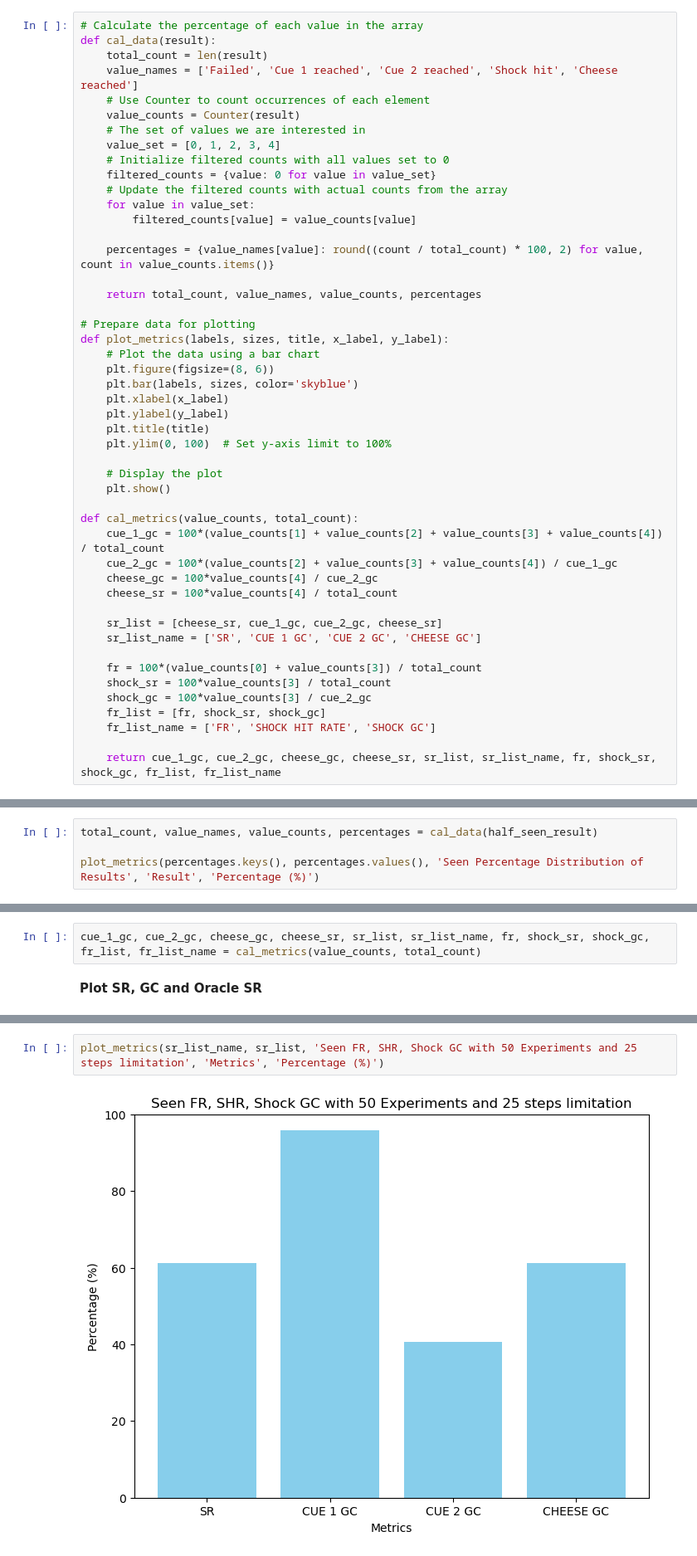
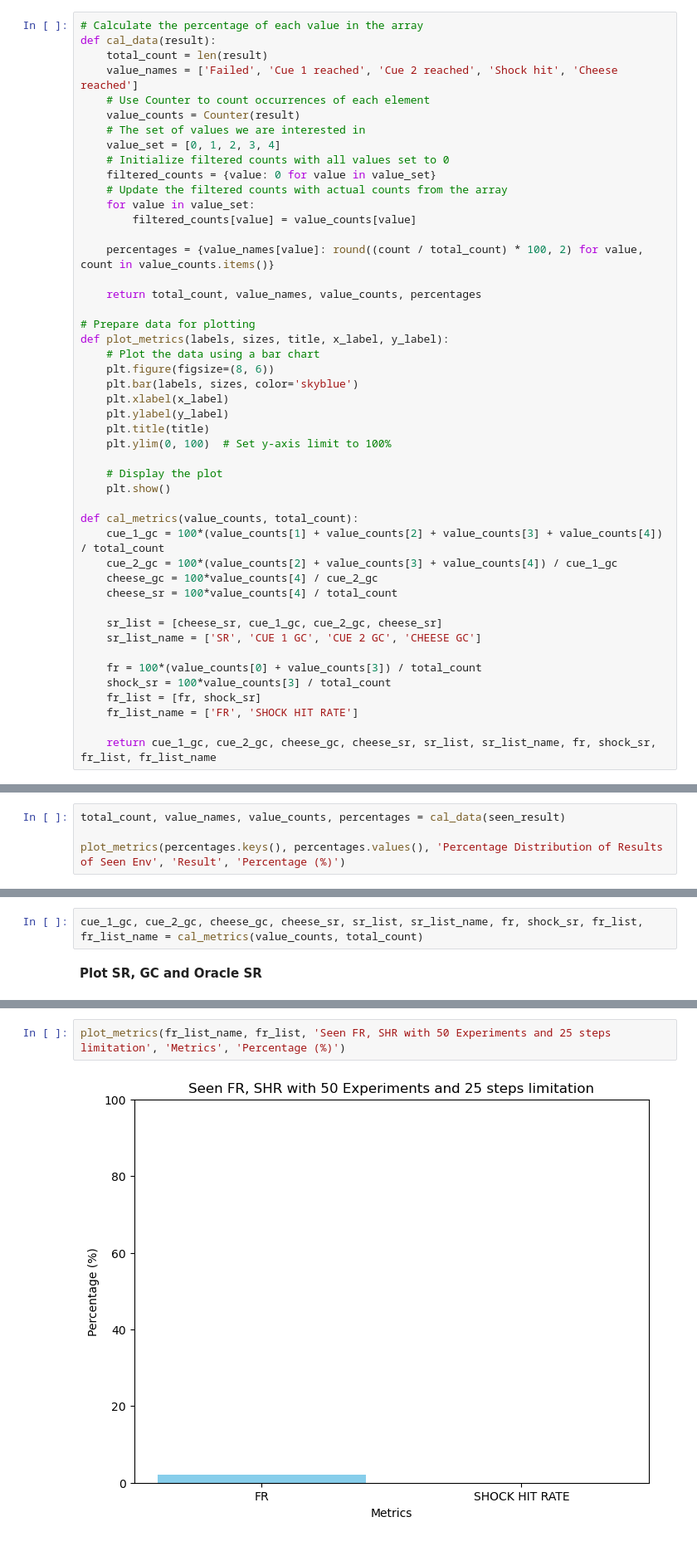
Before and after one commit to longlh-non/reasoning-llm-agent, a Jupyter notebook: plot_result.ipynb, the cells around one changed output, grey strips where cells are left out. Shown at 83% size. Saved outputs shown, nothing was run; the diff lists cells and outputs as text.

```diff
--- a/plot_result.ipynb
+++ b/plot_result.ipynb
@@ -71,11 +71,10 @@ def cal_metrics(value_counts, total_count):
 
     fr = 100*(value_counts[0] + value_counts[3]) / total_count
     shock_sr = 100*value_counts[3] / total_count
-    shock_gc = 100*value_counts[3] / cue_2_gc
-    fr_list = [fr, shock_sr, shock_gc]
-    fr_list_name = ['FR', 'SHOCK HIT RATE', 'SHOCK GC']
+    fr_list = [fr, shock_sr]
+    fr_list_name = ['FR', 'SHOCK HIT RATE']
 
-    return cue_1_gc, cue_2_gc, cheese_gc, cheese_sr, sr_list, sr_list_name, fr, shock_sr, shock_gc, fr_list, fr_list_name
+    return cue_1_gc, cue_2_gc, cheese_gc, cheese_sr, sr_list, sr_list_name, fr, shock_sr, fr_list, fr_list_name
 # %% [markdown]
 **Plot the result for Unseen Env**
 # %%
@@ -127,7 +126,7 @@ plot_metrics(sr_list_name, sr_list, 'Half-seen FR, SHR, Shock GC with 50 Experim
 # %% [markdown]
 **Plot the result for Seen Env**
 # %%
-total_count, value_names, value_counts, percentages = cal_data(half_seen_result)
+total_count, value_names, value_counts, percentages = cal_data(seen_result)
 
-plot_metrics(percentages.keys(), percentages.values(), 'Seen Percentage Distribution of Results', 'Result', 'Percentage (%)')
+plot_metrics(percentages.keys(), percentages.values(), 'Percentage Distribution of Results of Seen Env', 'Result', 'Percentage (%)')
 # %% [output]
@@ -135,7 +134,7 @@ plot_metrics(percentages.keys(), percentages.values(), 'Seen Percentage Distribu
 # %% [markdown]
 **Calculate the metrics, including: Success Rate, Goal-conditioned Succress Rate, Oracle Success Rate**
 # %%
-cue_1_gc, cue_2_gc, cheese_gc, cheese_sr, sr_list, sr_list_name, fr, shock_sr, shock_gc, fr_list, fr_list_name = cal_metrics(value_counts, total_count)
+cue_1_gc, cue_2_gc, cheese_gc, cheese_sr, sr_list, sr_list_name, fr, shock_sr, fr_list, fr_list_name = cal_metrics(value_counts, total_count)
 # %% [markdown]
 **Plot SR, GC and Oracle SR**
 # %%
@@ -147,4 +146,4 @@ plot_metrics(sr_list_name, sr_list, 'Seen SR, GC, OSR with 50 Experiments and 25
 # %%
-plot_metrics(sr_list_name, sr_list, 'Seen FR, SHR, Shock GC with 50 Experiments and 25 steps limitation', 'Metrics', 'Percentage (%)')
+plot_metrics(fr_list_name, fr_list, 'Seen FR, SHR with 50 Experiments and 25 steps limitation', 'Metrics', 'Percentage (%)')
 # %% [output]
-[figure, old version]
+[figure, new version]
```
Also changed, not shown: parts of 12 cells of this notebook, 26 other files.
